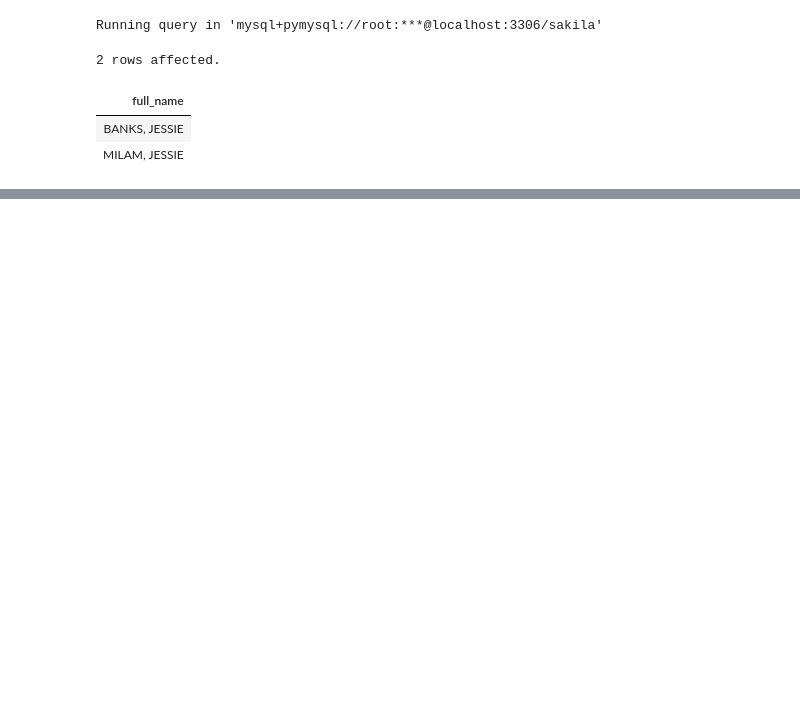
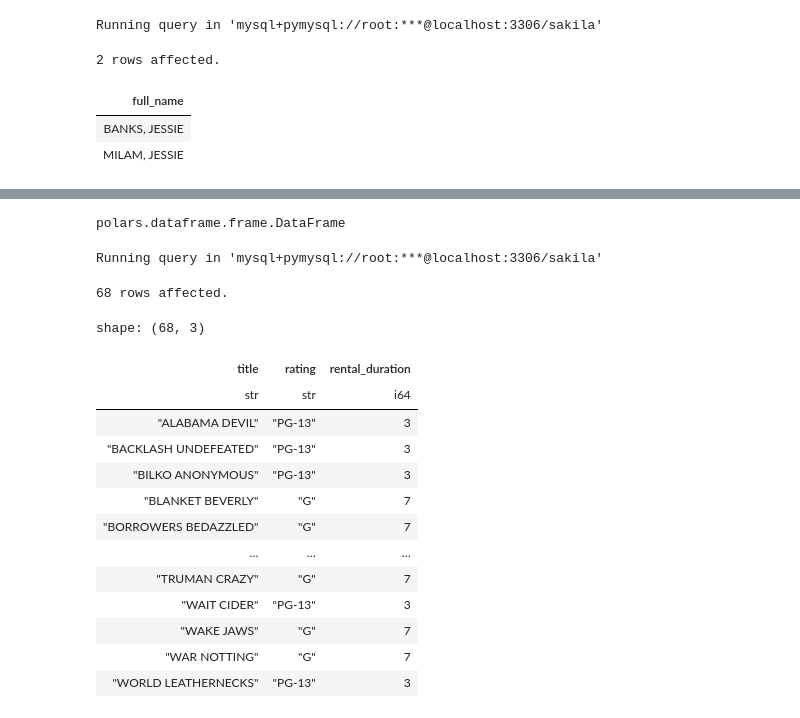
Before and after one commit to magus1968/learning-sql, a Jupyter notebook: docs/ch03.ipynb, the cells around one changed output, grey strips where cells are left out. Saved outputs shown, nothing was run; the diff lists cells and outputs as text; code cells hidden in the pictures; blank space fills up the shorter version.

Commit message:
chore: update polars/env, resume working on ch 3

```diff
--- a/docs/ch03.ipynb
+++ b/docs/ch03.ipynb
@@ -313,0 +533,27 @@ Running query in 'mysql+pymysql://root:***@localhost:3306/sakila'
+# %%
+type(_)
+# %% [output]
+polars.dataframe.frame.DataFrame
+# %%
+%%sql
+SELECT title, rating, rental_duration
+FROM film
+WHERE (rating = 'G' AND rental_duration >=7)
+    OR (rating = 'PG-13' AND rental_duration < 4);
+# %% [output]
+Running query in 'mysql+pymysql://root:***@localhost:3306/sakila'
+68 rows affected.
+shape: (68, 3)
+| title | rating | rental_duration |
+| str | str | i64 |
+| "ALABAMA DEVIL" | "PG-13" | 3 |
+| "BACKLASH UNDEFEATED" | "PG-13" | 3 |
+| "BILKO ANONYMOUS" | "PG-13" | 3 |
+| "BLANKET BEVERLY" | "G" | 7 |
+| "BORROWERS BEDAZZLED" | "G" | 7 |
+| … | … | … |
+| "TRUMAN CRAZY" | "G" | 7 |
+| "WAIT CIDER" | "PG-13" | 3 |
+| "WAKE JAWS" | "G" | 7 |
+| "WAR NOTTING" | "G" | 7 |
+| "WORLD LEATHERNECKS" | "PG-13" | 3 |
```
Also changed, not shown: parts of 25 cells of this notebook, 3 other files.
